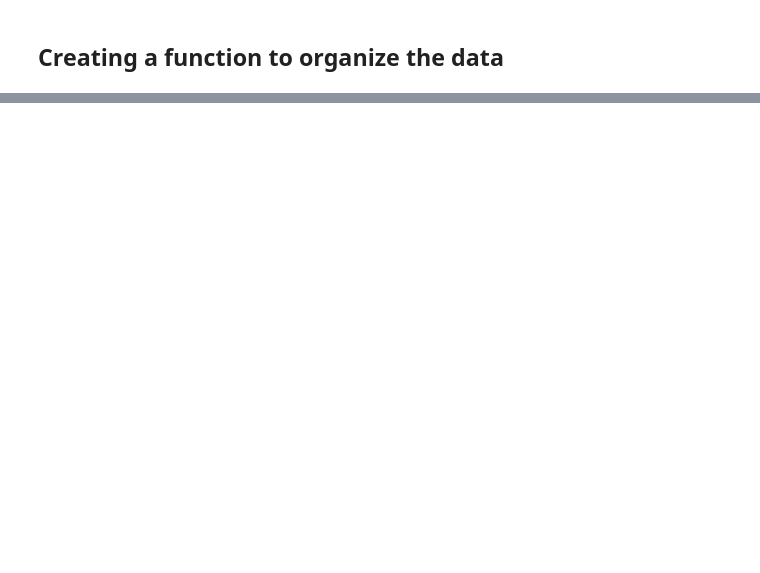
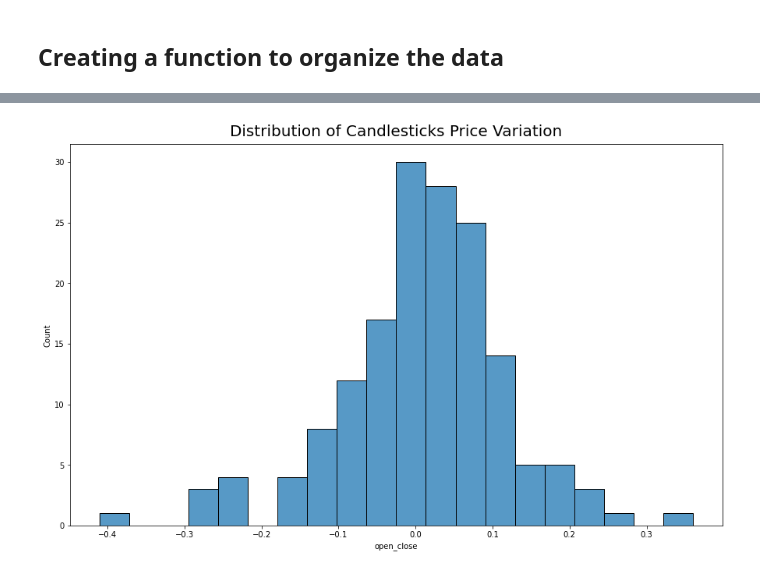
Before and after one commit to IgorComune/Financial-Markets, a Jupyter notebook: financial_markets.ipynb, the cells around one changed output, grey strips where cells are left out. Cells and saved outputs as stored; diff of their text form; code cells hidden in the pictures; blank space fills up the shorter version.

```diff
--- a/financial_markets.ipynb
+++ b/financial_markets.ipynb
@@ -276,0 +403,8 @@ vale.head()
+# %%
+plt.figure(figsize=(15,9))
+ax = sns.histplot(vale['open_close'], bins=20)
+plt.title('Distribution of Candlesticks Price Variation', fontsize=20, pad=10)
+plt.savefig('graph1_distribution.jpeg')
+plt.show()
+# %% [output]
+[figure, added]
```
Also changed, not shown: parts of 34 cells of this notebook, 1 other file.
